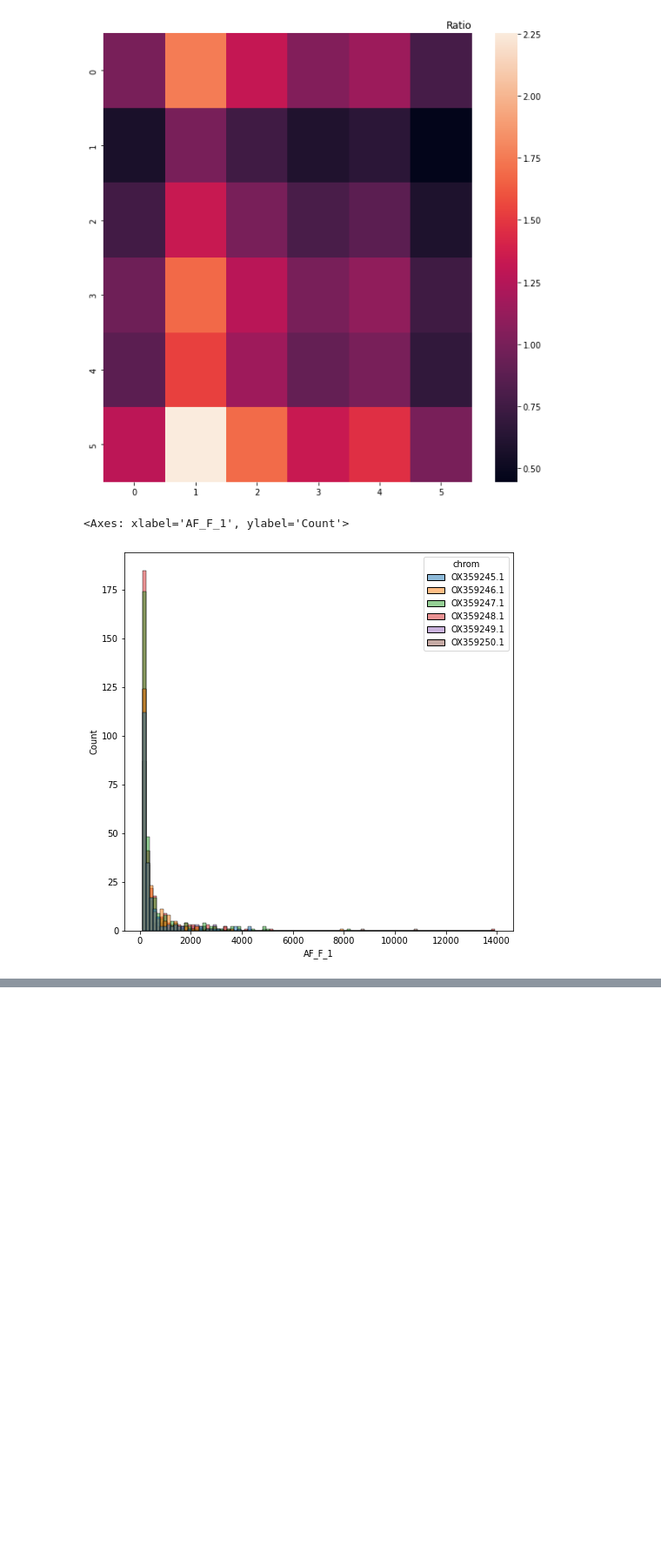
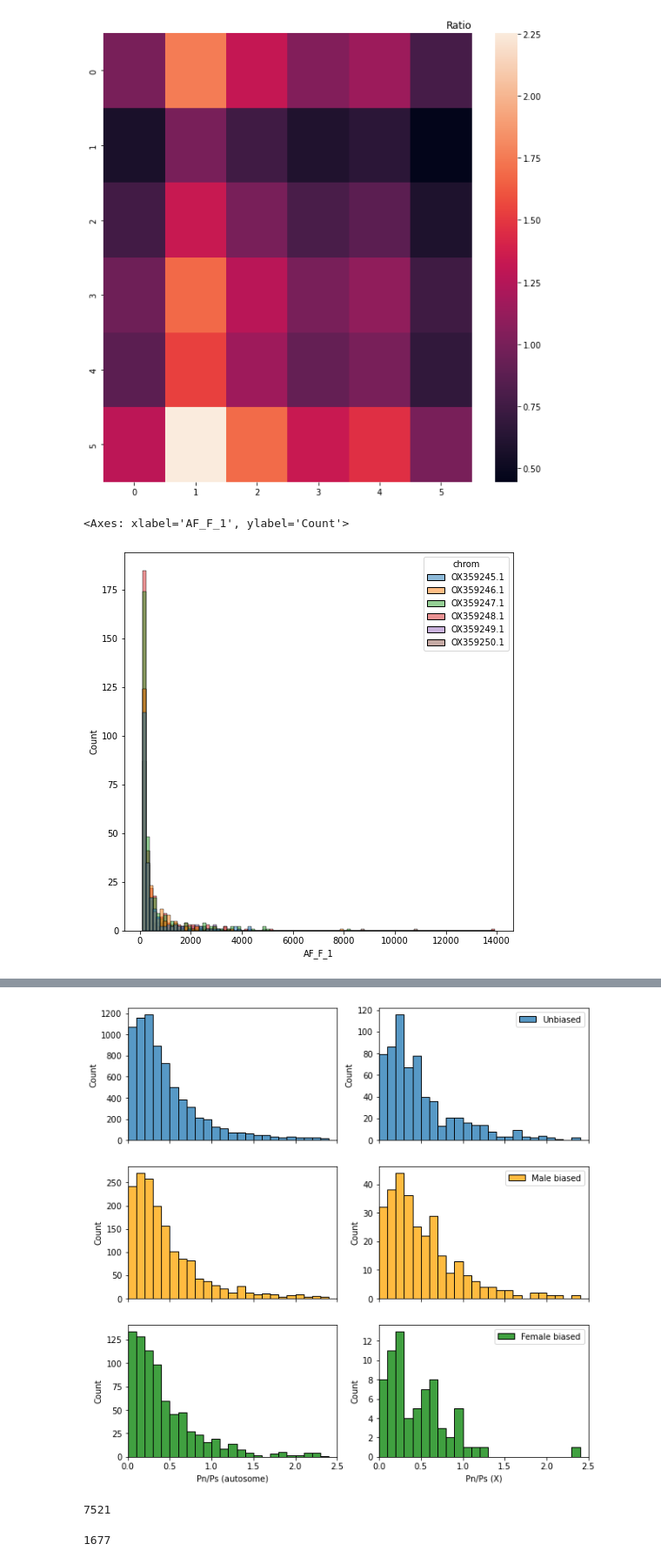
Before and after one commit to samebdon/springtail_haploid_selection, a Jupyter notebook: scripts/SBG_exploration.ipynb, the cells around one changed output, grey strips where cells are left out. Shown at 87% size. Cells and saved outputs as stored; diff of their text form; code cells hidden in the pictures; blank space fills up the shorter version.

```diff
--- a/scripts/SBG_exploration.ipynb
+++ b/scripts/SBG_exploration.ipynb
@@ -260,0 +322,78 @@ sns.histplot(data = ncc_df[ncc_df['AF_F_1'] > 100],
+# %%
+fig, axs = plt.subplots(nrows = 3, ncols=2, figsize = (10,10), sharex=True)
+
+x_upper = 2.5
+x_lower = 0
+y_upper = 0.2
+y_lower = 0
+n_bins = 25
+bins = np.arange(x_lower,x_upper,(x_upper-x_lower)/n_bins)
+
+stat = 'count'
+
+sns.histplot(data = pi_df[(pi_df['bias']=='unbiased') & (pi_df['linkage']=='autosome')],
+             x = '0/4D_pi',
+             stat=stat,
+             bins=bins,
+             ax = axs[0][0])
+
+sns.histplot(data = pi_df[(pi_df['bias']=='male_biased') & (pi_df['linkage']=='autosome')],
+             x = '0/4D_pi',
+             stat=stat,
+             bins=bins,
+             color='orange',
+             ax = axs[1][0])
+
+sns.histplot(data = pi_df[(pi_df['bias']=='female_biased') & (pi_df['linkage']=='autosome')],
+             x = '0/4D_pi',
+             stat=stat,
+             bins=bins,
+             color='green',
+             ax = axs[2][0])
+
+sns.histplot(data = pi_df[(pi_df['bias']=='unbiased') & (pi_df['linkage']=='X')],
+             x = '0/4D_pi',
+             stat=stat,
+             bins=bins,
+             label = 'Unbiased',
+             ax = axs[0][1])
+
+sns.histplot(data = pi_df[(pi_df['bias']=='male_biased') & (pi_df['linkage']=='X')],
+             x = '0/4D_pi',
+             stat=stat,
+             bins=bins,
+             color='orange',
+             label = 'Male biased',
+             ax = axs[1][1])
+
+sns.histplot(data = pi_df[(pi_df['bias']=='female_biased') & (pi_df['linkage']=='X')],
+             x = '0/4D_pi',
+             stat=stat,
+             bins=bins,
+             color='green',
+             label = 'Female biased',
+             ax = axs[2][1])
+
+for i in range(3):
+    axs[i][0].set_xlim(x_lower, x_upper)
+    axs[i][1].set_xlim(x_lower, x_upper)
+
+    #axs[i][0].set_ylim(y_lower, y_upper)
+    #axs[i][1].set_ylim(y_lower, y_upper)
+
+    axs[i][0].set_xlabel('Pn/Ps (autosome)')
+    axs[i][1].set_xlabel('Pn/Ps (X)')
+
+    axs[i][1].legend()
+
+#plt.xticks(np.arange(x_lower, x_upper, x_upper/7))
+# %% [output]
+[figure, added]
+# %%
+pi_df[(pi_df['bias']=='unbiased') & (pi_df['linkage']=='autosome')].shape[0]
+# %% [output]
+7521
+# %%
+pi_df[(pi_df['bias']=='male_biased') & (pi_df['linkage']=='autosome')].shape[0]
+# %% [output]
+1677
```
Also changed, not shown: parts of 17 cells of this notebook, 2 other files.
